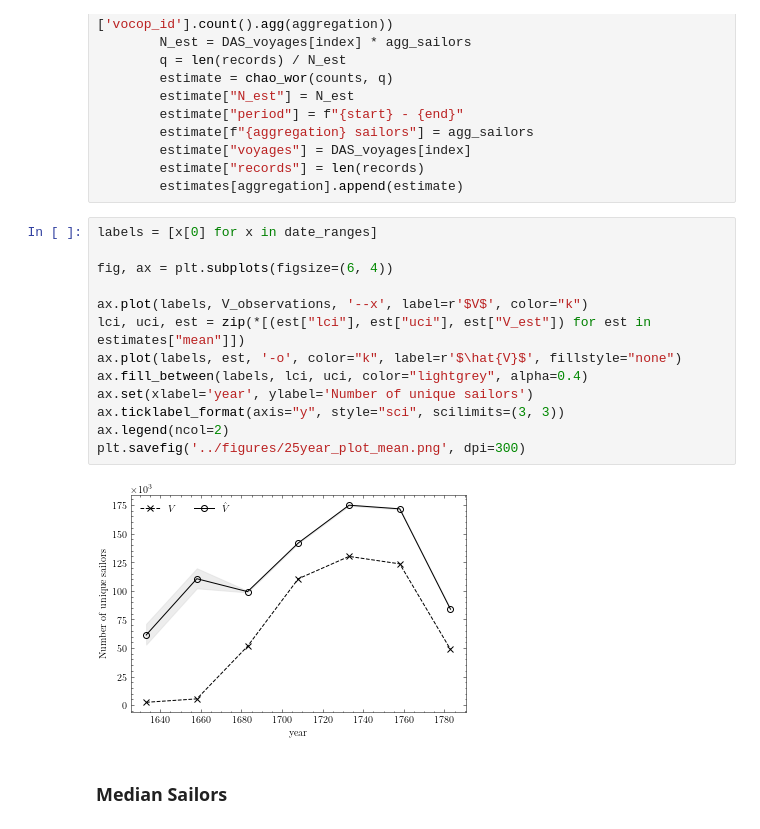
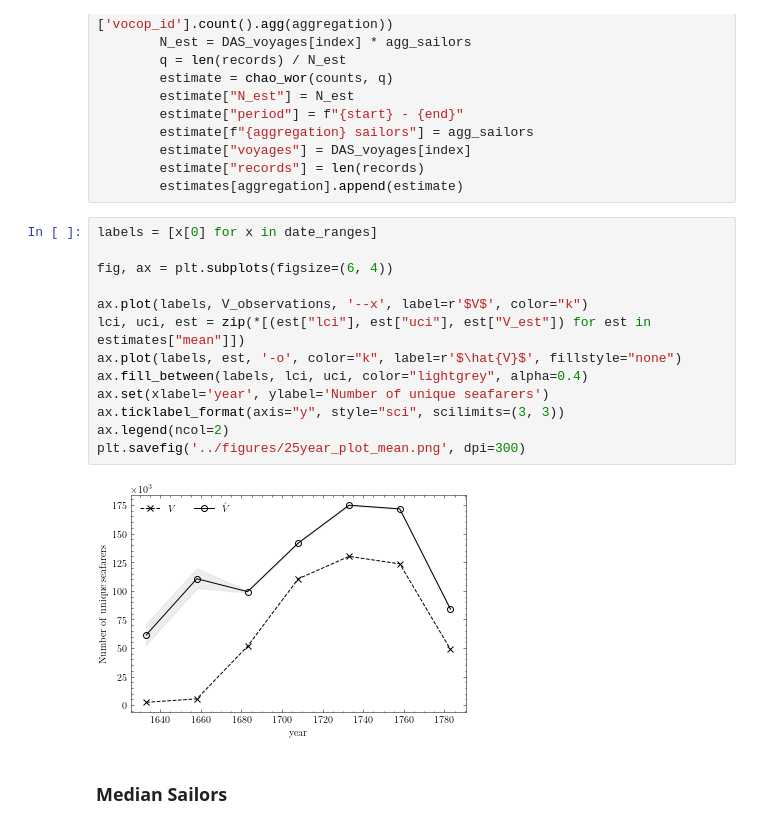
Before and after one commit to melvinwevers/vocapture, a Jupyter notebook: notebooks/analysis.ipynb, the cells around one changed output. Drawn from its saved outputs; the diff is of its cells as text.

Commit message:
fix sailors

```diff
--- a/notebooks/analysis.ipynb
+++ b/notebooks/analysis.ipynb
@@ -231,18 +231,18 @@ for index, (start, end) in enumerate(date_ranges):
 # %%
 labels = [x[0] for x in date_ranges]
 
 fig, ax = plt.subplots(figsize=(6, 4))
 
 ax.plot(labels, V_observations, '--x', label=r'$V$', color="k")
 lci, uci, est = zip(*[(est["lci"], est["uci"], est["V_est"]) for est in estimates["mean"]])
 ax.plot(labels, est, '-o', color="k", label=r'$\hat{V}$', fillstyle="none")
 ax.fill_between(labels, lci, uci, color="lightgrey", alpha=0.4)
-ax.set(xlabel='year', ylabel='Number of unique sailors')
+ax.set(xlabel='year', ylabel='Number of unique seafarers')
 ax.ticklabel_format(axis="y", style="sci", scilimits=(3, 3))
 ax.legend(ncol=2)
 plt.savefig('../figures/25year_plot_mean.png', dpi=300)
 # %% [output]
-[figure, old version]
+[figure, new version]
 # %% [markdown]
 ### Median Sailors
 # %%
```
Also changed, not shown: parts of 1 cell of this notebook, 2 other files.
